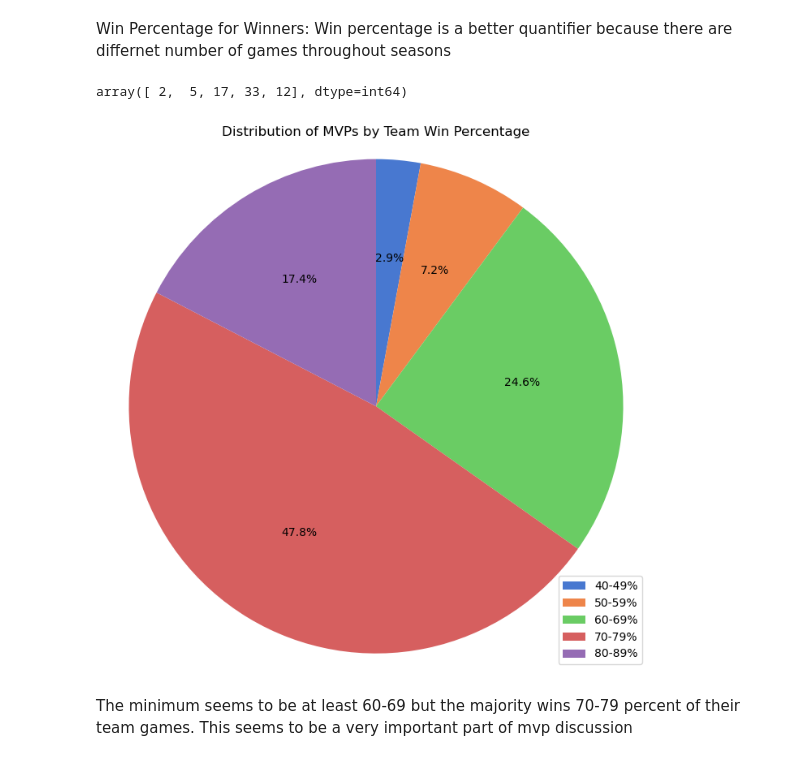
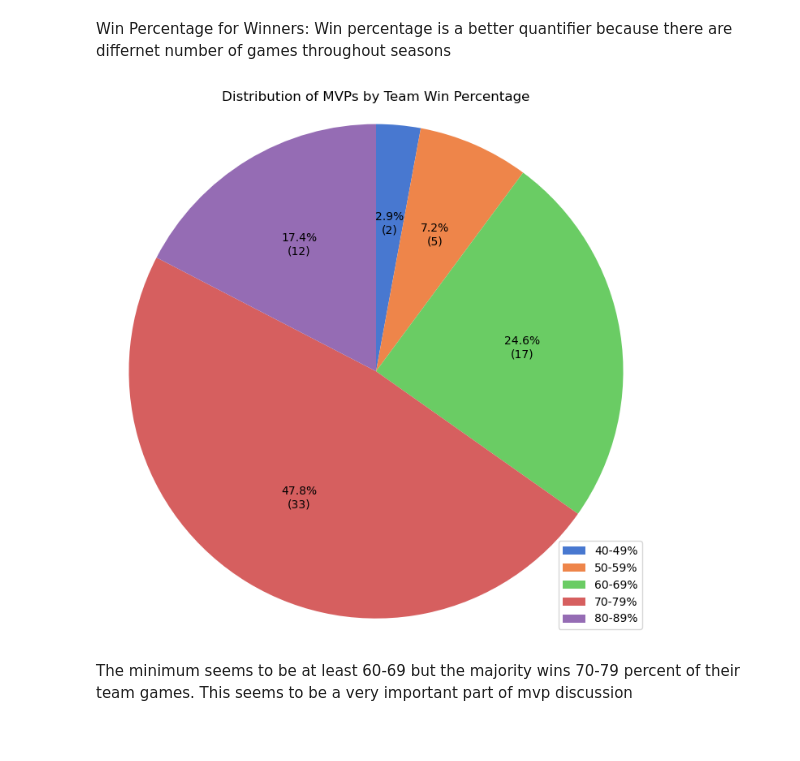
Before and after one commit to schao021/NBA_Award_Trends_and_Predictor, a Jupyter notebook: Award_Analysis.ipynb, the cells around one changed output. Cells and saved outputs as stored; diff of their text form; code cells hidden in the pictures.

```diff
--- a/Award_Analysis.ipynb
+++ b/Award_Analysis.ipynb
@@ -199,20 +214,29 @@ win_perc_bin = [40, 50, 60, 70, 80, 90]
 win_per_label = ['40-49%','50-59%', '60-69%', '70-79%', '80-89%']
 df_merged_mvp['Win_Bin'] = pd.cut(df_merged_mvp['Win_%'], bins=win_perc_bin, labels=win_per_label, right=False)
 df_win_count = df_merged_mvp.groupby('Win_Bin', observed=False)['Win_Bin'].count()
-df_win_count.index
-df_win_count.values
-# %% [output]
-array([ 2,  5, 17, 33, 12], dtype=int64)
 # %%
 plt.figure(figsize=(7, 7))
-plt.pie(df_win_count.values, labels=df_win_count.index, autopct='%1.1f%%', startangle=90, counterclock=False, labeldistance=None)
+def make_autopct(values):
+    def my_autopct(pct):
+        total = sum(values)
+        count = int(round(pct * total / 100.0))
+        return f'{pct:.1f}%\n({count})'
+    return my_autopct
+plt.pie(
+    df_win_count.values,
+    labels=df_win_count.index,
+    autopct=make_autopct(df_win_count.values),
+    startangle=90,
+    counterclock=False,
+    labeldistance=None
+)
 plt.title('Distribution of MVPs by Team Win Percentage')
 plt.legend(loc=4).set_visible(True)
-plt.axis('equal')  # Equal aspect ratio ensures the pie chart is a circle.
+plt.axis('equal')
 plt.tight_layout()
 plt.show()
 # %% [output]
-[figure, old version]
+[figure, new version]
 # %% [markdown]
 The minimum seems to be at least 60-69 but the majority wins 70-79 percent of their team games.
 This seems to be a very important part of mvp discussion
```
Also changed, not shown: parts of 7 cells of this notebook, 1 other file.
